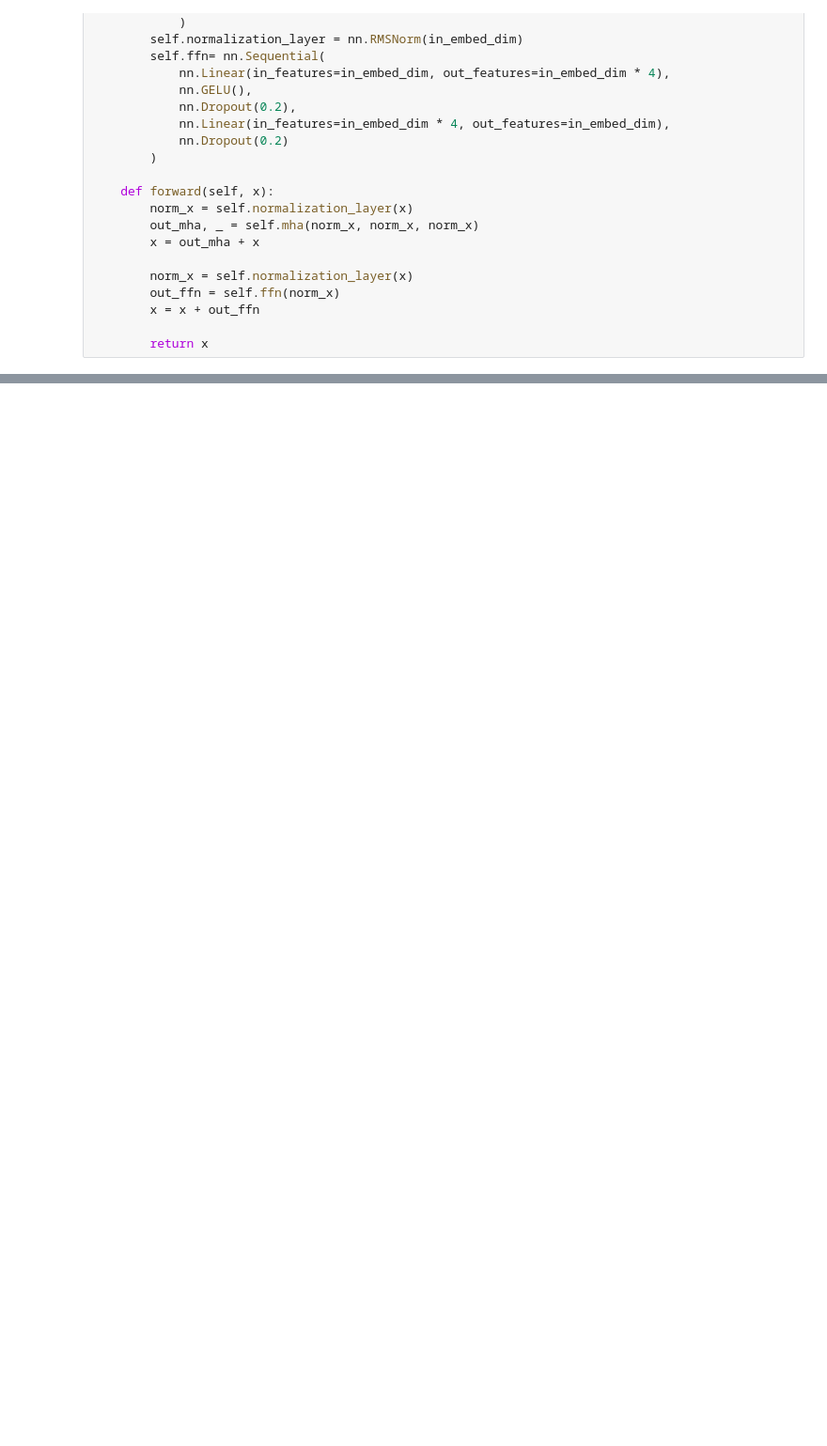
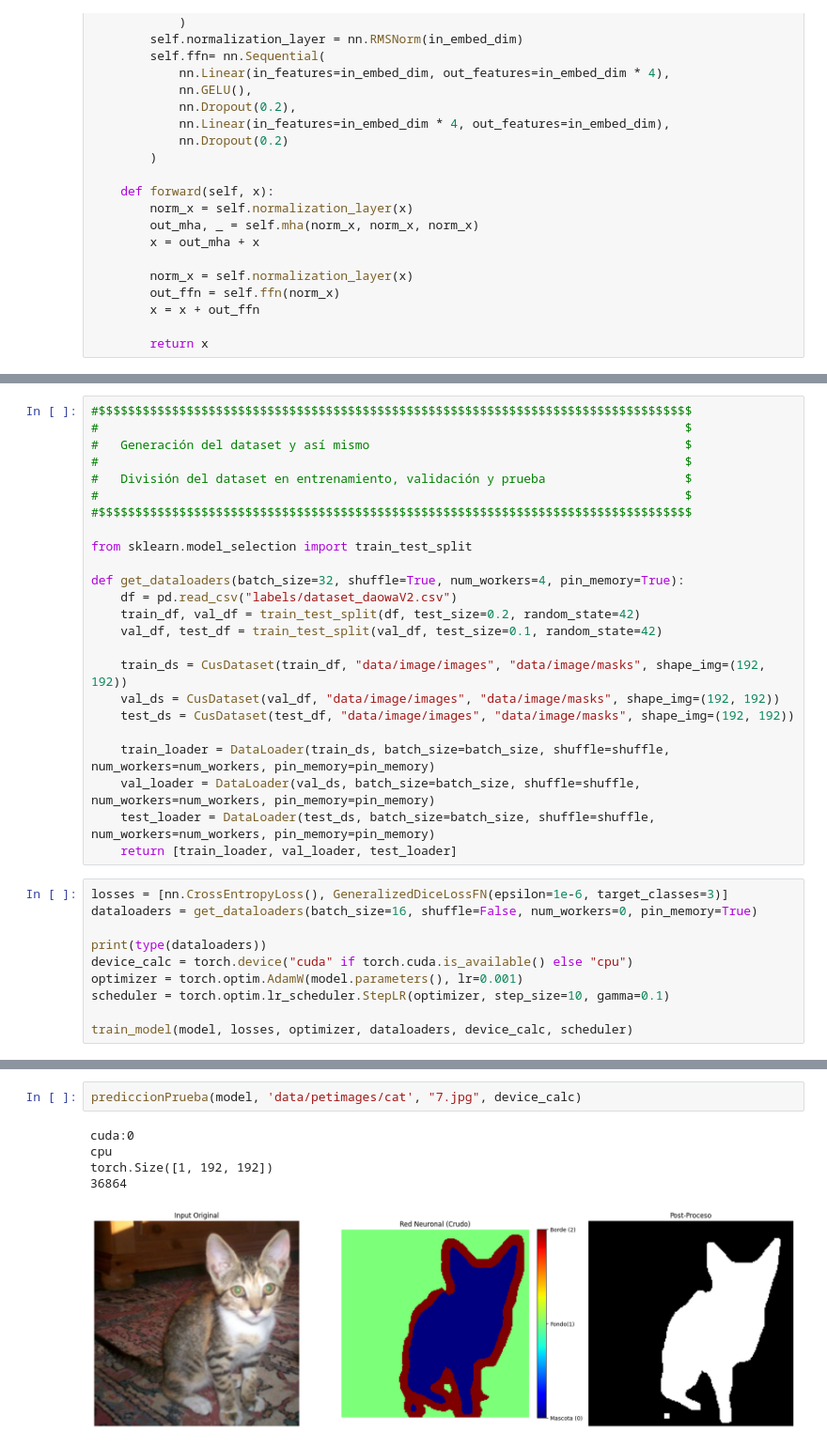
Before and after one commit to DiegoXAI-Shape/Abbadon, a Jupyter notebook: source/Daowa_maadV3.ipynb, the cells around one changed output, grey strips where cells are left out. Shown at 94% size. Drawn from its saved outputs; the diff is of its cells as text; blank space fills up the shorter version.

Commit message:
I'm uploading the project with the baseline architecture of Daowa Maad V3 to gradually improve it.

```diff
--- a/source/Daowa_maadV3.ipynb
+++ b/source/Daowa_maadV3.ipynb
@@ -491,0 +594,34 @@ hola
+# %%
+#$$$$$$$$$$$$$$$$$$$$$$$$$$$$$$$$$$$$$$$$$$$$$$$$$$$$$$$$$$$$$$$$$$$$$$$$$$$$$$$$$
+#                                                                                $
+#   Generación del dataset y así mismo                                           $
+#                                                                                $
+#   División del dataset en entrenamiento, validación y prueba                   $
+#                                                                                $
+#$$$$$$$$$$$$$$$$$$$$$$$$$$$$$$$$$$$$$$$$$$$$$$$$$$$$$$$$$$$$$$$$$$$$$$$$$$$$$$$$$
+
+from sklearn.model_selection import train_test_split
+
+def get_dataloaders(batch_size=32, shuffle=True, num_workers=4, pin_memory=True):
+    df = pd.read_csv("labels/dataset_daowaV2.csv")
+    train_df, val_df = train_test_split(df, test_size=0.2, random_state=42)
+    val_df, test_df = train_test_split(val_df, test_size=0.1, random_state=42)
+
+    train_ds = CusDataset(train_df, "data/image/images", "data/image/masks", shape_img=(192, 192))
+    val_ds = CusDataset(val_df, "data/image/images", "data/image/masks", shape_img=(192, 192))
+    test_ds = CusDataset(test_df, "data/image/images", "data/image/masks", shape_img=(192, 192))
+
+    train_loader = DataLoader(train_ds, batch_size=batch_size, shuffle=shuffle, num_workers=num_workers, pin_memory=pin_memory)
+    val_loader = DataLoader(val_ds, batch_size=batch_size, shuffle=shuffle, num_workers=num_workers, pin_memory=pin_memory)
+    test_loader = DataLoader(test_ds, batch_size=batch_size, shuffle=shuffle, num_workers=num_workers, pin_memory=pin_memory)
+    return [train_loader, val_loader, test_loader]
+# %%
+losses = [nn.CrossEntropyLoss(), GeneralizedDiceLossFN(epsilon=1e-6, target_classes=3)]
+dataloaders = get_dataloaders(batch_size=16, shuffle=False, num_workers=0, pin_memory=True)
+
+print(type(dataloaders))
+device_calc = torch.device("cuda" if torch.cuda.is_available() else "cpu")
+optimizer = torch.optim.AdamW(model.parameters(), lr=0.001)
+scheduler = torch.optim.lr_scheduler.StepLR(optimizer, step_size=10, gamma=0.1)
+
+train_model(model, losses, optimizer, dataloaders, device_calc, scheduler)
@@ -491,0 +745,8 @@ hola
+# %%
+prediccionPrueba(model, 'data/petimages/cat', "7.jpg", device_calc)
+# %% [output]
+cuda:0
+cpu
+torch.Size([1, 192, 192])
+36864
+[figure, added]
```
Also changed, not shown: parts of 13 cells of this notebook.
